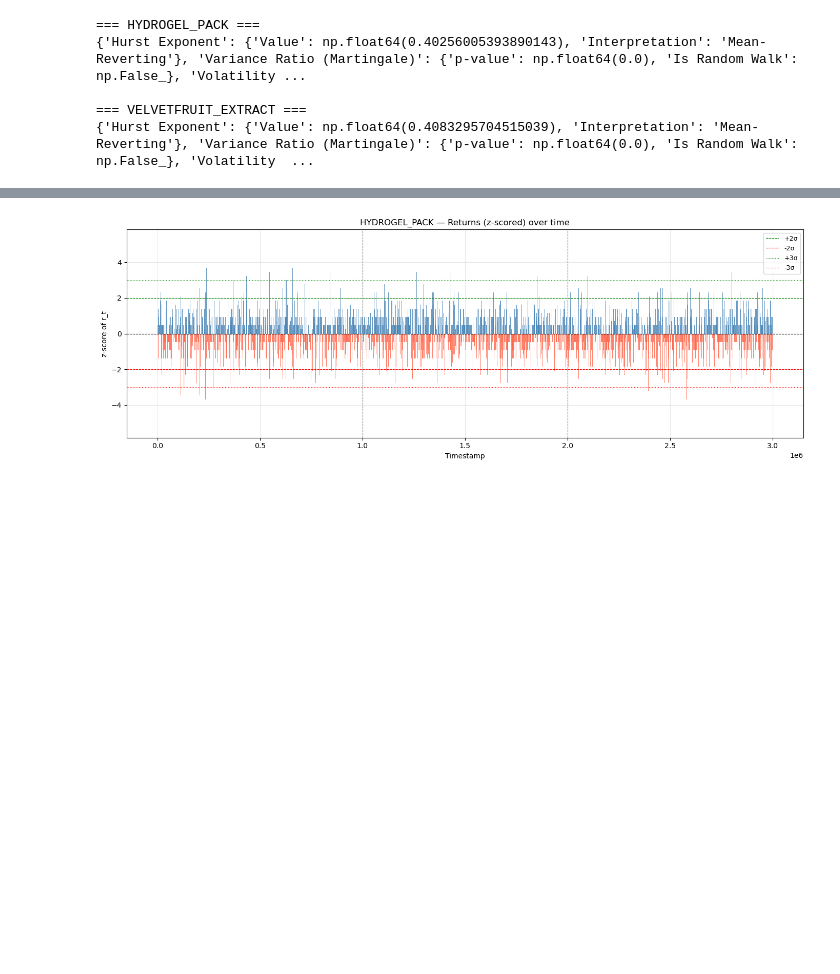
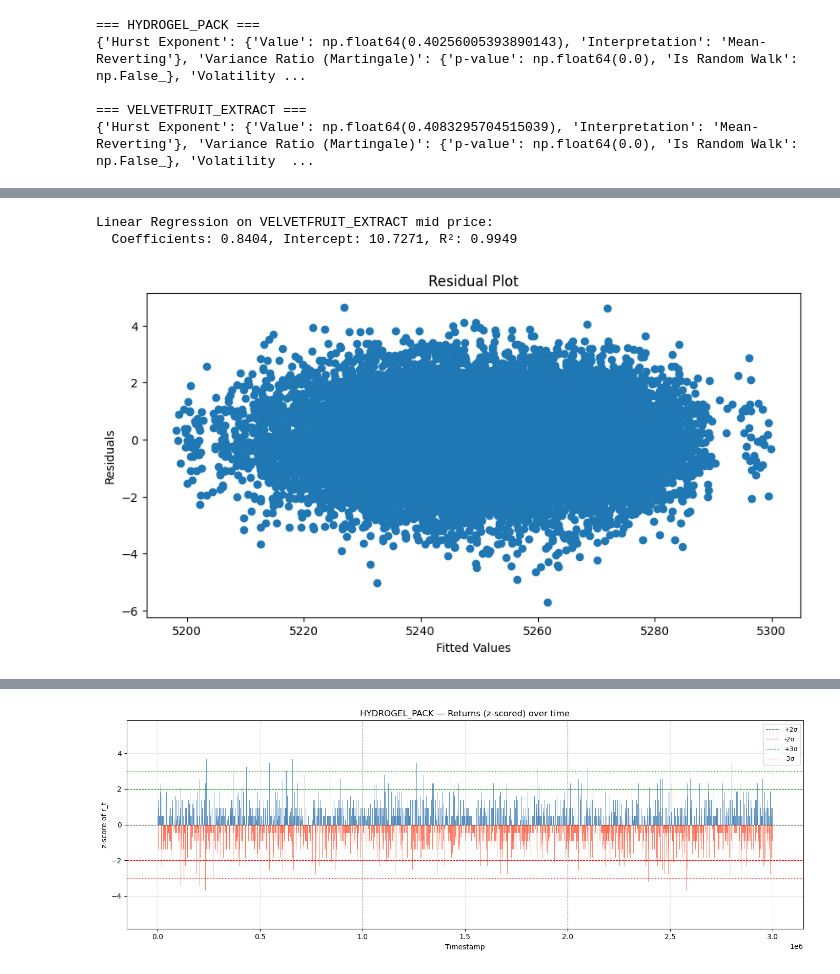
Before and after one commit to nikaslukyanov/kernel_trick, a Jupyter notebook: ROUND3/round3_timeseries.ipynb, the cells around one changed output, grey strips where cells are left out. Cells and saved outputs as stored; diff of their text form; code cells hidden in the pictures; blank space fills up the shorter version.

```diff
--- a/ROUND3/round3_timeseries.ipynb
+++ b/ROUND3/round3_timeseries.ipynb
@@ -134,0 +150,18 @@ for df, label in [(hp_prices, 'HYDROGEL_PACK'), (vfe_prices, 'VELVETFRUIT_EXTRAC
+# %%
+x2 = vfe_prices['mid_price'].shift(2)[2:]
+x1 = vfe_prices['mid_price'].shift(1)[2:]
+y = vfe_prices['mid_price'][2:]
+model = LinearRegression().fit(np.column_stack([x1, x2]), y.values)
+print(f'Linear Regression on VELVETFRUIT_EXTRACT mid price:\n  Coefficients: {model.coef_[0]:.4f}, Intercept: {model.intercept_:.4f}, R²: {model.score(np.column_stack([x1, x2]), y.values):.4f}')
+residuals = y - model.predict(np.column_stack([x1, x2]))
+# Plot residuals vs fitted
+plt.figure(figsize=(10, 5))
+plt.scatter(model.predict(np.column_stack([x1, x2])), residuals)
+plt.xlabel('Fitted Values')
+plt.ylabel('Residuals')
+plt.title('Residual Plot')
+plt.show()
+# %% [output]
+Linear Regression on VELVETFRUIT_EXTRACT mid price:
+  Coefficients: 0.8404, Intercept: 10.7271, R²: 0.9949
+[figure, added]
```
Also changed, not shown: parts of 9 cells of this notebook, 2 other files.
